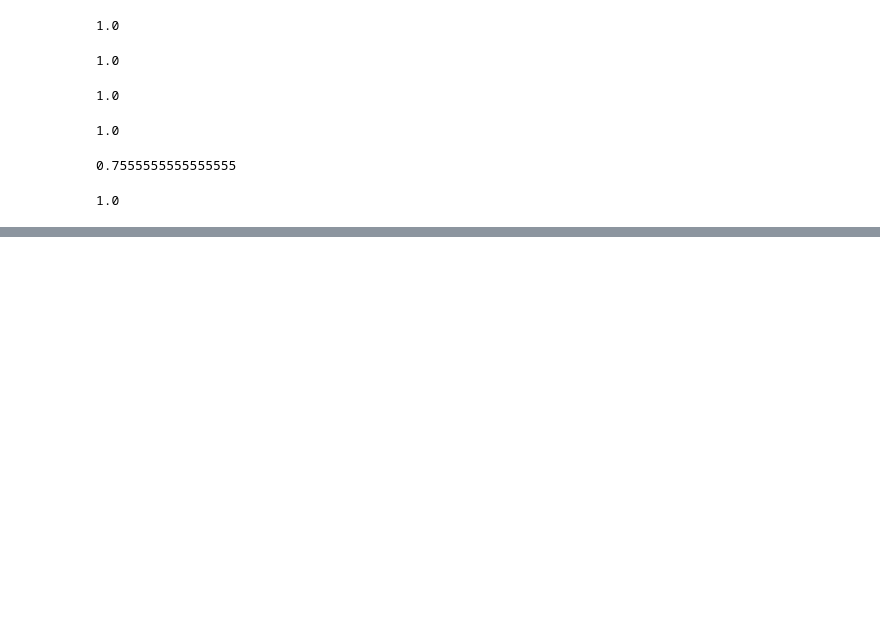
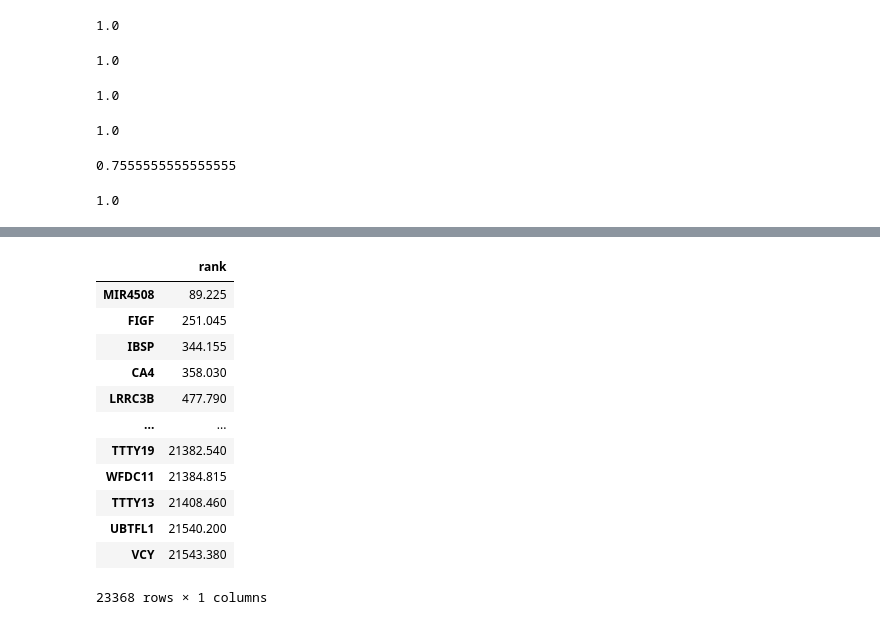
Before and after one commit to colombelli/bioinformatics-ml, a Jupyter notebook: Experiments/svm experiments.ipynb, the cells around one changed output, grey strips where cells are left out. Drawn from its saved outputs; the diff is of its cells as text; code cells hidden in the pictures; blank space fills up the shorter version.

```diff
--- a/Experiments/svm experiments.ipynb
+++ b/Experiments/svm experiments.ipynb
@@ -429,0 +437,24 @@ clf.score(selected_genes_testing_x, selected_genes_testing_y)
+# %%
+ranking_output_path = "/home/colombelli/Desktop/BRCA_no_IQR/fold_1/agg_ranking.rds"
+
+read_RDS = robjects.r['readRDS']
+ranking = read_RDS(ranking_output_path)
+
+with localconverter(robjects.default_converter + pandas2ri.converter):
+    pyrnk = robjects.conversion.rpy2py(ranking)
+# %%
+pyrnk
+# %% [output]
+|  | rank |
+| MIR4508 | 89.225 |
+| FIGF | 251.045 |
+| IBSP | 344.155 |
+| CA4 | 358.030 |
+| LRRC3B | 477.790 |
+| ... | ... |
+| TTTY19 | 21382.540 |
+| WFDC11 | 21384.815 |
+| TTTY13 | 21408.460 |
+| UBTFL1 | 21540.200 |
+| VCY | 21543.380 |
+23368 rows × 1 columns
```
Also changed, not shown: parts of 9 cells of this notebook, 1 other file.
